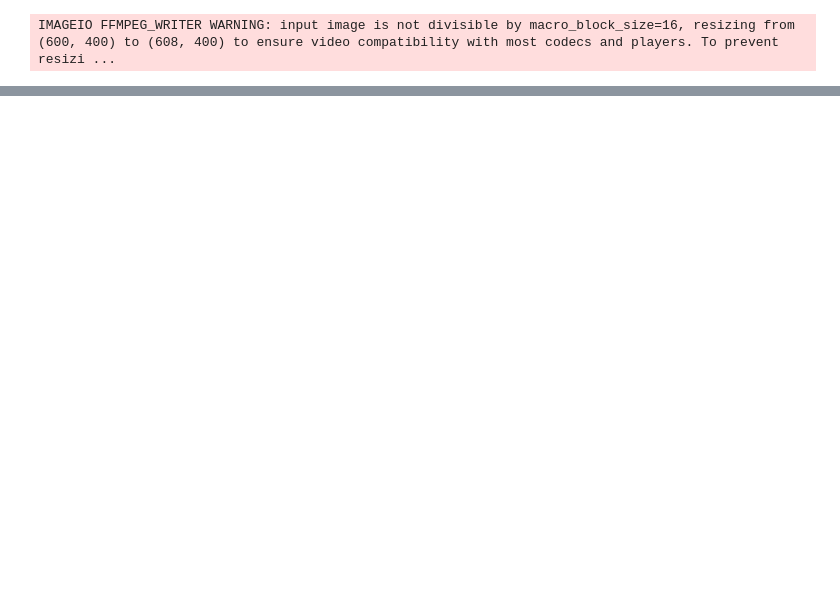
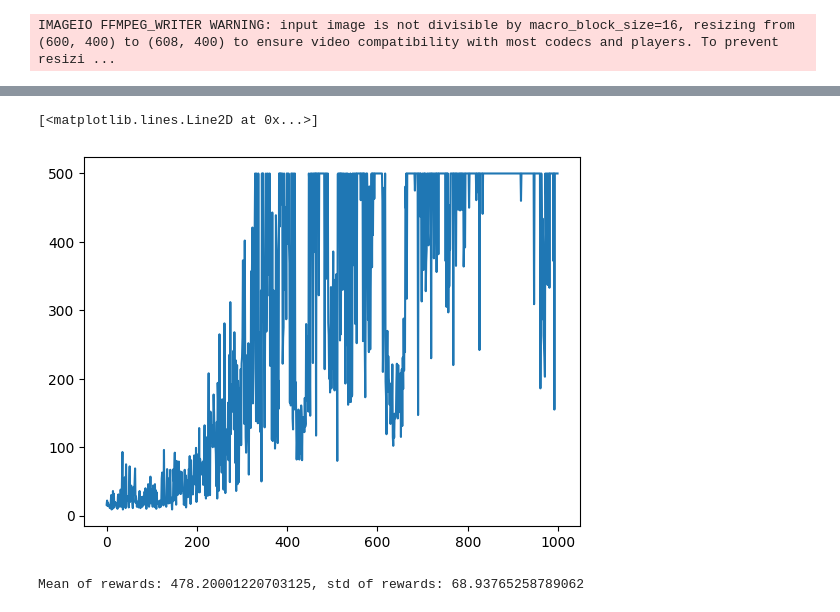
Before and after one commit to 00xshashank/rl-starters, a Jupyter notebook: policy-gradient/pg.ipynb, the cells around one changed output, grey strips where cells are left out. Saved outputs shown, nothing was run; the diff lists cells and outputs as text; code cells hidden in the pictures; blank space fills up the shorter version.

Commit message:
Policy gradient for cartpole

```diff
--- a/policy-gradient/pg.ipynb
+++ b/policy-gradient/pg.ipynb
@@ -61,20 +61,25 @@ device = "cuda" if torch.cuda.is_available() else "cpu"
 class Policy(nn.Module):
     def __init__(self, action_space_size, hidden_size, observation_space_size):
         super().__init__()
-        self.fc1 = nn.Linear(observation_space_size, hidden_size)
-        self.fc2 = nn.Linear(hidden_size, action_space_size)
+        self.fc = nn.ModuleList()
+        self.fc.append(nn.Linear(observation_space_size, hidden_size[0]))
+        for h1, h2 in zip(hidden_size, hidden_size[1:]):
+            self.fc.append(nn.Linear(h1, h2))
+        self.fc.append(nn.Linear(hidden_size[-1], action_space_size))
 
     def forward(self, inputs):
-        out1 = F.relu(self.fc1(inputs))
-        out2 = F.softmax(self.fc2(out1))
-        return out2
+        out = inputs
+        for fc in self.fc[:-1]:
+            out = fc(out)
+            out = F.relu(out)
+        return F.softmax(self.fc[-1](out), dim=-1)
 
     def act(self, state):
         state = torch.from_numpy(state).float().to(device)
         probs = self.forward(state)
         dist = Categorical(probs)
         action = dist.sample()
-        return action.cpu().item(), dist.log_prob(action).cpu().item()
+        return action.cpu().item(), dist.log_prob(action).cpu()
 # %%
 p = Policy(
     action_space_size=action_space_size,
@@ -137,14 +143,11 @@ def reinforce(
         returns = torch.tensor(returns)
         returns = (returns - returns.mean()) / (returns.std() + eps)
 
-        # print(f"returns at episode {i_episode}: {returns}")
-
         policy_loss = []
         for log_prob, disc_return in zip(saved_log_probs, returns):
             policy_loss.append(-log_prob * disc_return)
 
-        print(f"policy loss at episode {i_episode}: {policy_loss}")
-        policy_loss = torch.tensor(policy_loss).sum()
+        policy_loss = torch.stack(policy_loss).sum()
 
         optimizer.zero_grad()
         policy_loss.backward()
@@ -156,15 +159,15 @@ def reinforce(
     return scores
 # %%
 cartpole_hyperparameters = {
-    "hidden_size": 16,
+    "hidden_size": [32, 32],
     "n_training_episodes": 1000,
     "n_eval_episodes": 10,
     "max_t": 1000,
-    "gamma": 1.0,
-    "lr": 1e-2,
+    "gamma": 0.99,
+    "lr": 1e-3,
     "env_id": "CartPole-v1",
     "state_space": observation_space_size,
-    "action_space": action_space_size
+    "action_space": int(action_space_size)
 }
 # %%
 cartpole_policy = Policy(
@@ -186,6 +193,6 @@ scores = reinforce(
     n_training_episodes=cartpole_hyperparameters["n_training_episodes"],
     max_t=cartpole_hyperparameters['max_t'],
     gamma=cartpole_hyperparameters['gamma'],
-    print_every=25
+    print_every=50
 )
 # %% [output]
@@ -195,0 +221,5 @@ a = [torch.tensor(3.0), torch.tensor(4.0)]
+# %%
+plt.plot(scores)
+# %% [output]
+[<matplotlib.lines.Line2D at 0x...>]
+[figure, added]
@@ -195,0 +247,5 @@ a = [torch.tensor(3.0), torch.tensor(4.0)]
+# %%
+mean, std = evaluate_agent(10, cartpole_policy, 1000, "CartPole-v1")
+print(f"Mean of rewards: {mean}, std of rewards: {std}")
+# %% [output]
+Mean of rewards: 478.20001220703125, std of rewards: 68.93765258789062
```
Also changed, not shown: parts of 28 cells of this notebook, 4 other files.
